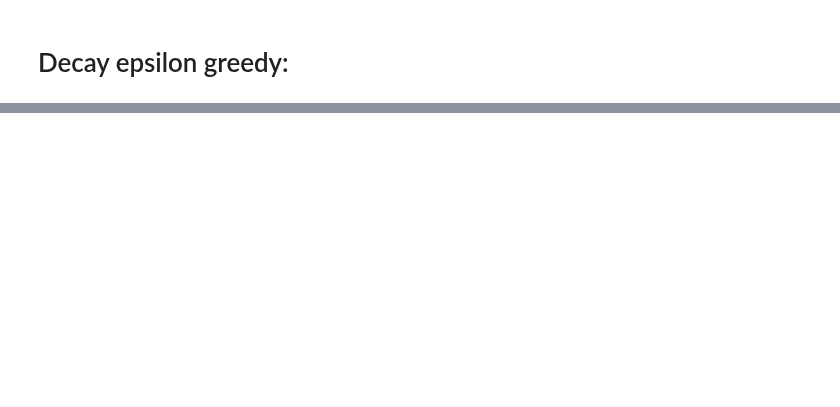
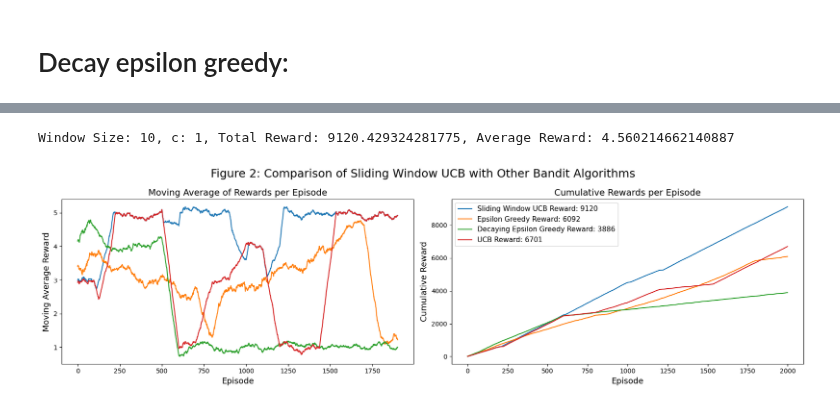
Before and after one commit to saraahmadi3/inf368, a Jupyter notebook: project/MAB.ipynb, the cells around one changed output, grey strips where cells are left out. Cells and saved outputs as stored; diff of their text form; code cells hidden in the pictures; blank space fills up the shorter version.

```diff
--- a/project/MAB.ipynb
+++ b/project/MAB.ipynb
@@ -256,6 +278,7 @@ def epsilon_greedy(mab,T,epsilon,print_=False):
     expected_reward = np.ones(mab.k)*1000
     action_count = np.zeros(mab.k)
     cumulative_rewards = 0
+    rewards = []
     regret2 = np.zeros(T)
 
     for t in range(T):
@@ -266,6 +289,7 @@ def epsilon_greedy(mab,T,epsilon,print_=False):
 
         current_state = mab.step(current_action)        # maybe not state...
         cumulative_rewards += current_state[1]
+        rewards.append(current_state[1])
         action_count[current_action] += 1
         update_expected_reward(expected_reward,action_count,current_action,current_state[1])
         regret2[t] = calculate_regret(mab, cumulative_rewards, t,print_)
@@ -280,7 +304,7 @@ def epsilon_greedy(mab,T,epsilon,print_=False):
         # print("regert", regret2)
         print('-------------------------------------\n\n')
 
-    return np.argmax(expected_reward), regret
+    return np.argmax(expected_reward), regret,rewards
 # %%
 def ucb(mab,T,c,print_=False):
     mab.reset()
@@ -359,0 +419,45 @@ ucb:                     medicine: 0  regret: 370.77389311693514
+# %%
+seed=11
+np.random.seed(seed)
+env=b.Bandits_final()
+sliding_ucb_dict=sliding_window_ucb(env,3,[10], [1],num_episodes=2000,seed=seed)
+slide_rewards=sliding_ucb_dict[(10,1)]['rewards_per_episode']
+
+np.random.seed(seed)
+env=b.Bandits_final()
+eps_gre_rewards=epsilon_greedy(env,2000,0.5)[2]
+
+np.random.seed(seed)
+env=b.Bandits_final()
+dec_gre_rewards=decaying_epsilon_greedy(env,2000,0.5,0.99)[2]
+
+np.random.seed(seed)
+env=b.Bandits_final()
+ucb_rewards=ucb(env,2000,1)[2]
+# %% [output]
+Window Size: 10, c: 1, Total Reward: 9120.429324281775, Average Reward: 4.560214662140887
+# %%
+
+fig, ax = plt.subplots(1,2, figsize=(17,5))
+rolling_window = 100
+
+for rewards, label in zip([slide_rewards,eps_gre_rewards,dec_gre_rewards,ucb_rewards],['Sliding Window UCB','Epsilon Greedy','Decaying Epsilon Greedy','UCB']):
+    moving_average = np.convolve(rewards, np.ones(rolling_window)/rolling_window, mode='valid')
+    ax[0].plot(moving_average, label=label)
+    ax[1].plot(np.cumsum(rewards), label=label+' Reward: '+str(round(np.sum(rewards))))
+
+ax[0].set_title('Moving Average of Rewards per Episode', fontsize=14)
+ax[0].set_xlabel('Episode', fontsize=13)
+ax[0].set_ylabel('Moving Average Reward', fontsize=13)
+# ax[0].legend()
+
+ax[1].set_title('Cumulative Rewards per Episode', fontsize=14)
+ax[1].set_xlabel('Episode', fontsize=13)
+ax[1].set_ylabel('Cumulative Reward', fontsize=13)
+ax[1].legend(fontsize=11)
+
+fig.suptitle('Figure 2: Comparison of Sliding Window UCB with Other Bandit Algorithms', fontsize=18)
+plt.tight_layout()
+plt.show()
+# %% [output]
+[figure, added]
```
Also changed, not shown: parts of 9 cells of this notebook.
